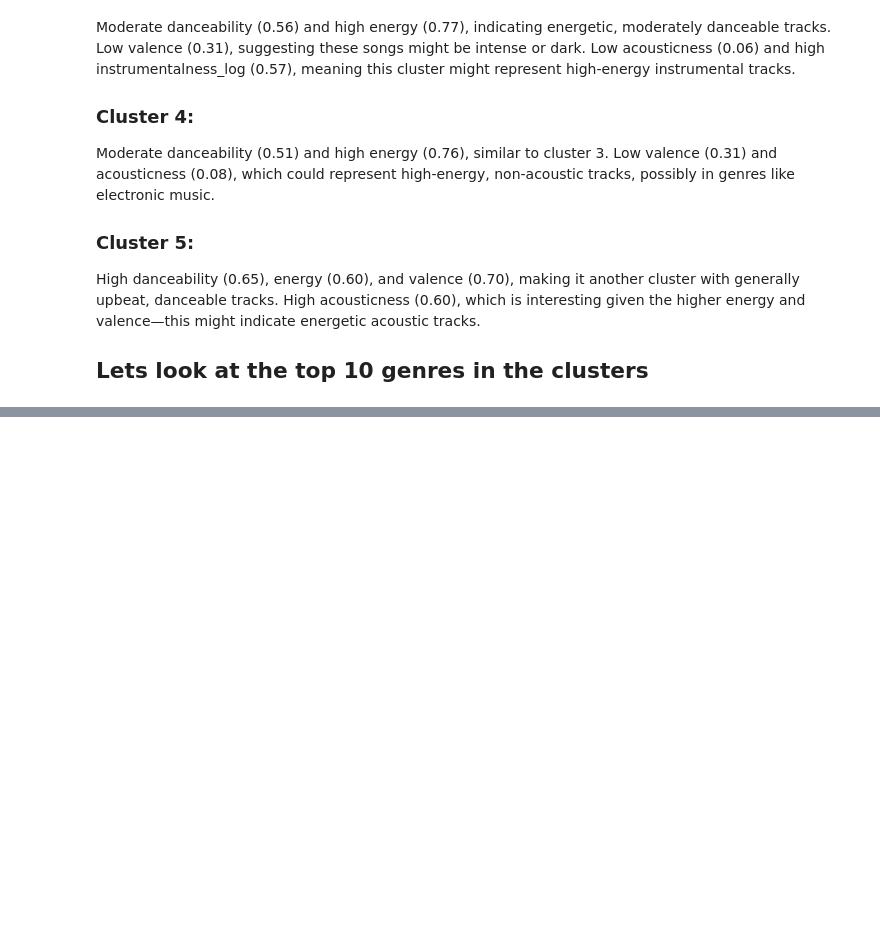
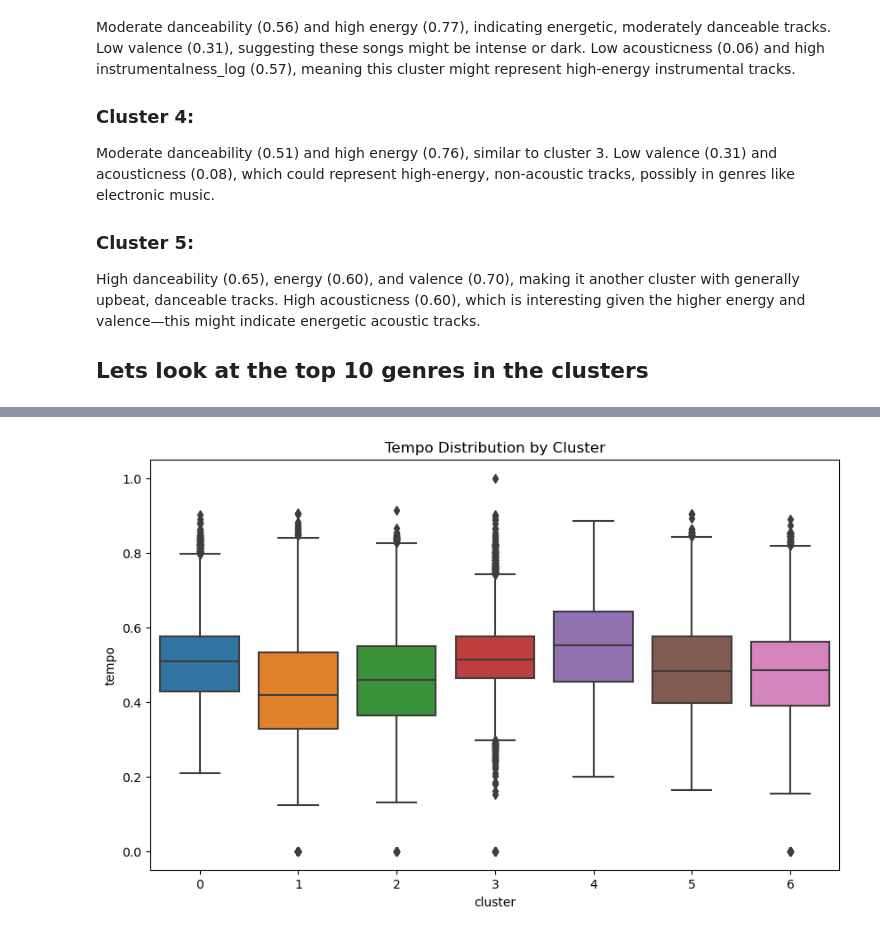
Before and after one commit to Ayafahim/computational_tools_project, a Jupyter notebook: clustering.ipynb, the cells around one changed output, grey strips where cells are left out. Saved outputs shown, nothing was run; the diff lists cells and outputs as text; code cells hidden in the pictures; blank space fills up the shorter version.

```diff
--- a/clustering.ipynb
+++ b/clustering.ipynb
@@ -252,0 +274,7 @@ plt.show()
+# %%
+plt.figure(figsize=(10, 6))
+sns.boxplot(data=df, x='cluster', y='tempo')
+plt.title('Tempo Distribution by Cluster')
+plt.show()
+# %% [output]
+[figure, added]
```
Also changed, not shown: parts of 10 cells of this notebook.
